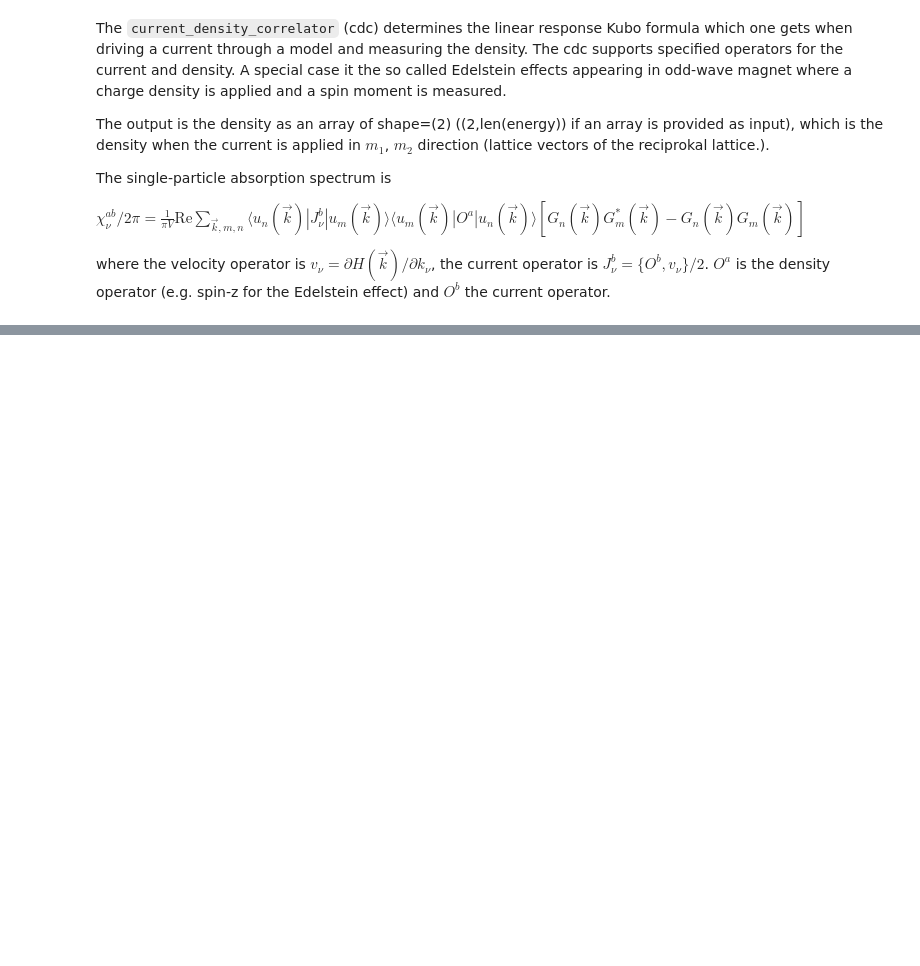
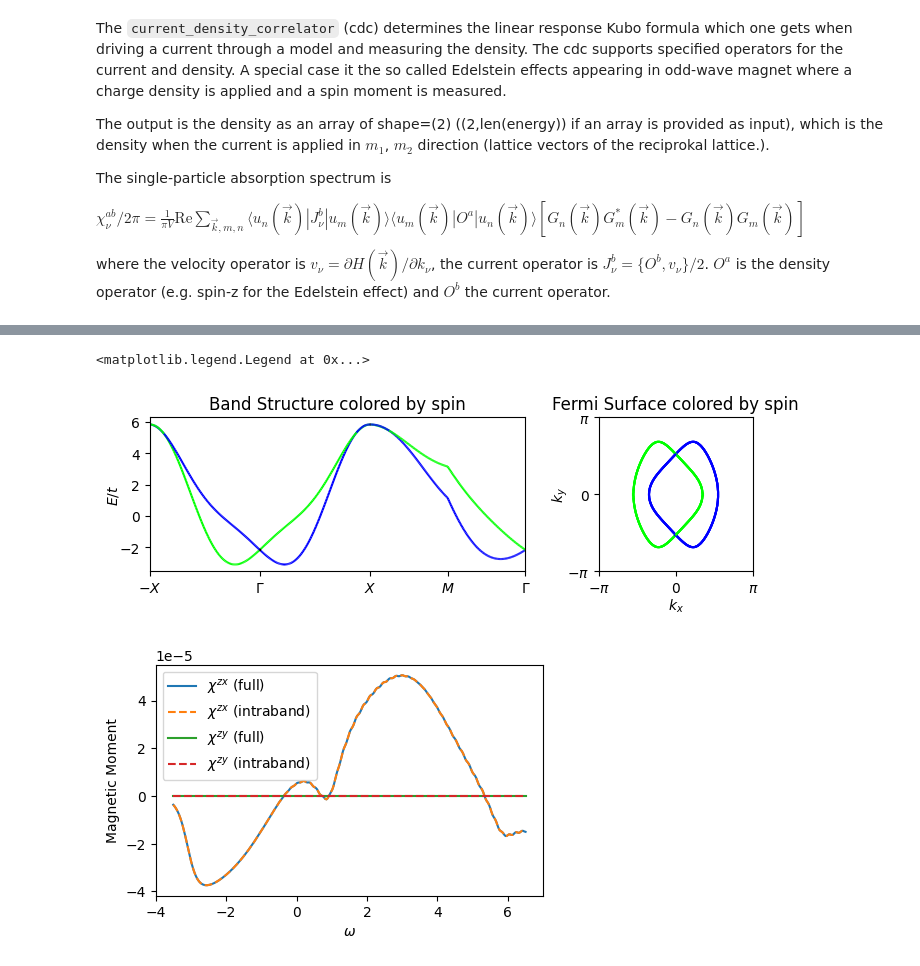
Before and after one commit to valeeb/blochK, a Jupyter notebook: tutorials/basics.ipynb, the cells around one changed output, grey strips where cells are left out. Drawn from its saved outputs; the diff is of its cells as text; code cells hidden in the pictures; blank space fills up the shorter version.

Commit message:
added edelstein effect with intraband velocity

```diff
--- a/tutorials/basics.ipynb
+++ b/tutorials/basics.ipynb
@@ -389,0 +392,46 @@ ax.legend()
+# %%
+#for this we use a slighly different Hamiltonian, with 2 bands per spin.
+import blochK.hamiltonian_testing as hamiltonian_testing
+
+H_pAFM = Hamiltonian2D(hamiltonian_testing.H_pAFM_diag_fct,
+                       param=dict(delta=1,mu=-3),
+                       basis_states=['up, A','up, B','down, A','down, B'],
+                       basis=['spin','orbital'])
+H_pAFM.add_operator('spin', np.array([1,-1]))
+
+#plot band structure and Fermi surface
+fig,axs = plt.subplots(1,2,gridspec_kw={'width_ratios': [2,1]},figsize=(8,2))
+path = ['-X','\Gamma','X','M','\Gamma']
+axs[0].set_title('Band Structure colored by spin')
+axs[1].set_title('Fermi Surface colored by spin')
+plot_bandstruc(axs[0], H_pAFM, N_samples=100, labels_points_path=path, coloring_operator=H_pAFM.operator.spin)
+plot_FS(axs[1], H_pAFM, coloring_operator=H_pAFM.operator.spin)
+
+
+#compute the edelstein effect
+omegas = np.linspace(-3-0.5,6+0.5,300)
+Gamma = 0.4
+Lk = 200 #large system sizes needed to support small Gamma
+# compute via current density correlator
+moments = observable.current_density_correlator(H_pAFM, energy=omegas,operator_density=H_pAFM.operator.spin,Lk=Lk,Gamma=Gamma) #shape = (n_omegas)
+# identical to intraband susceptibility (is approx. 7 times faster)
+chis = observable.edelstein_susceptibility_spin_commuting(H_pAFM, energy=omegas,operator_density=H_pAFM.operator.spin,Lk=Lk,Gamma=Gamma)  #shape = (n_omegas)
+
+#lifetime independent scaling
+moments = Gamma *moments
+chis = chis #Gamma scaling already included
+
+fig,ax = plt.subplots(1,1,figsize=(5,3))
+ax.plot(omegas,moments[0],label=r'$\chi^{zx}$ (full)')
+ax.plot(omegas,chis[0],'--',label=r'$\chi^{zx}$ (intraband)')
+
+ax.plot(omegas,moments[1],label=r'$\chi^{zy}$ (full)')
+ax.plot(omegas,chis[1],'--',label=r'$\chi^{zy}$ (intraband)')
+
+ax.set_xlabel(r'$\omega$')
+ax.set_ylabel('Magnetic Moment')
+ax.legend()
+# %% [output]
+<matplotlib.legend.Legend at 0x...>
+[figure, added]
+[figure, added]
```
Also changed, not shown: parts of 2 cells of this notebook, 3 other files.
